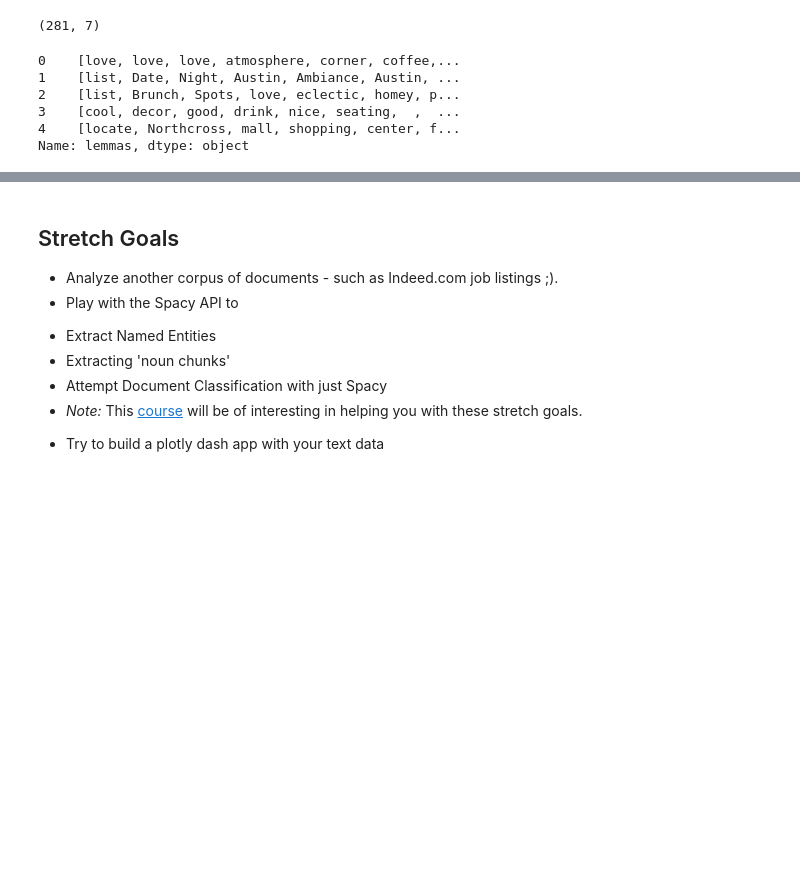
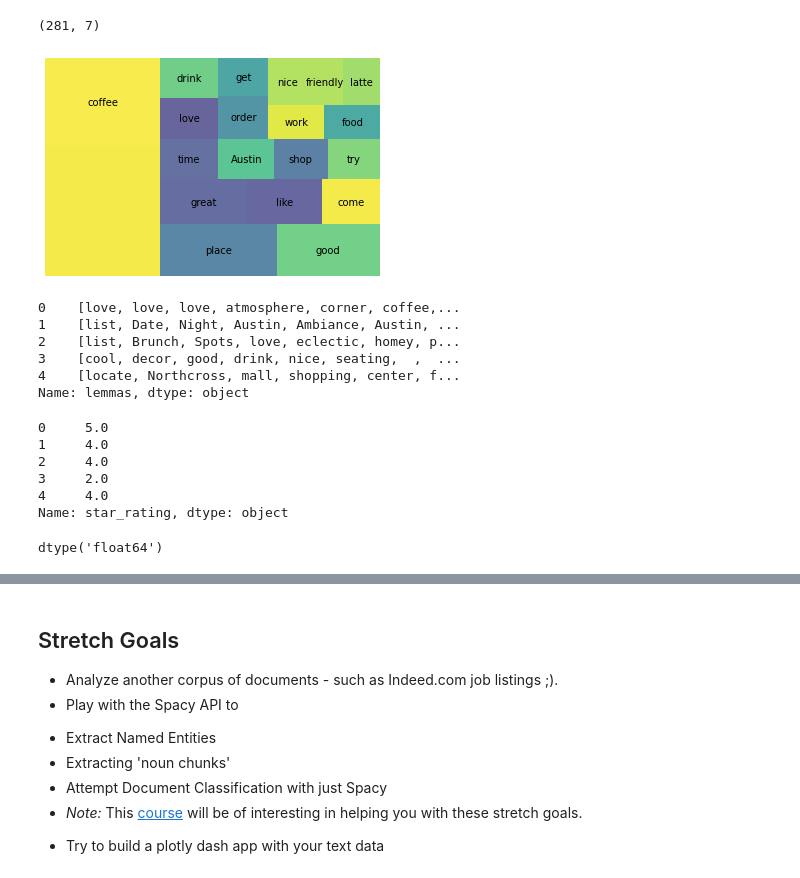
Before and after one commit to Lord-Kanzler/DS-Unit-4-Sprint-1-NLP, a Jupyter notebook: module1-text-data/LS_DS_411_Text_Data_Assignment.ipynb, the cells around one changed output, grey strips where cells are left out. Drawn from its saved outputs; the diff is of its cells as text; code cells hidden in the pictures; blank space fills up the shorter version.

```diff
--- a/module1-text-data/LS_DS_411_Text_Data_Assignment.ipynb
+++ b/module1-text-data/LS_DS_411_Text_Data_Assignment.ipynb
@@ -373,6 +373,15 @@ def get_lemmas(text):
             lemmas.append(token.lemma_)
 
     return lemmas
+# %%
+wc = count(shops['lemmas'])
+wc_top20 = wc[wc['rank'] <= 20]
+
+squarify.plot(sizes=wc_top20['pct_total'], label=wc_top20['word'], alpha=.8 )
+plt.axis('off')
+plt.show()
+# %% [output]
+[figure, added]
 # %%
 shops['lemmas'] = shops['full_review_text'].apply(get_lemmas)
 shops['lemmas'].head()
@@ -383,3 +392,19 @@ shops['lemmas'].head()
 3    [cool, decor, good, drink, nice, seating,  ,  ...
 4    [locate, Northcross, mall, shopping, center, f...
 Name: lemmas, dtype: object
+# %%
+shops['star_rating'].head()
+# %% [output]
+0     5.0
+1     4.0
+2     4.0
+3     2.0
+4     4.0
+Name: star_rating, dtype: object
+# %%
+# View Counts by Rating
+# Subsets
+shops['star_rating'] = shops['star_rating'].astype(float)
+shops['star_rating'].dtypes
+# %% [output]
+dtype('float64')
```
Also changed, not shown: parts of 6 cells of this notebook.
